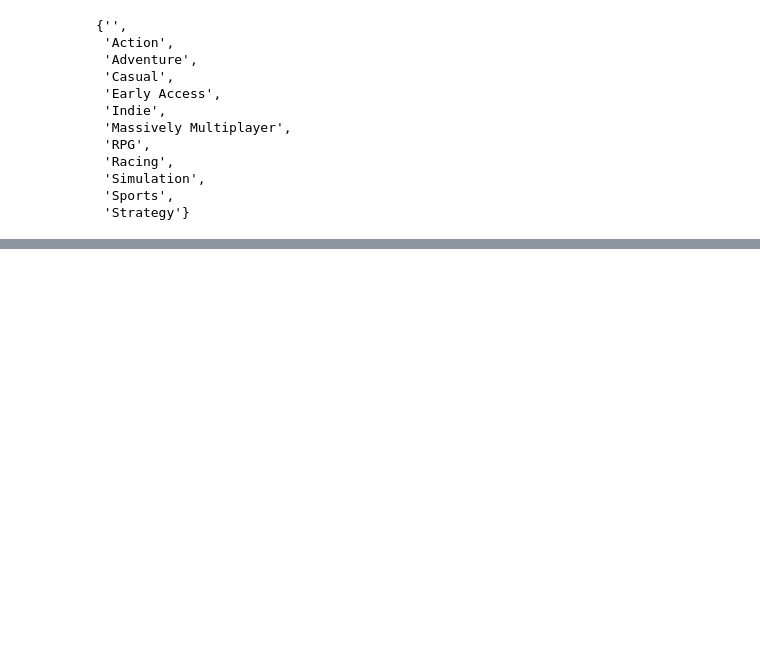
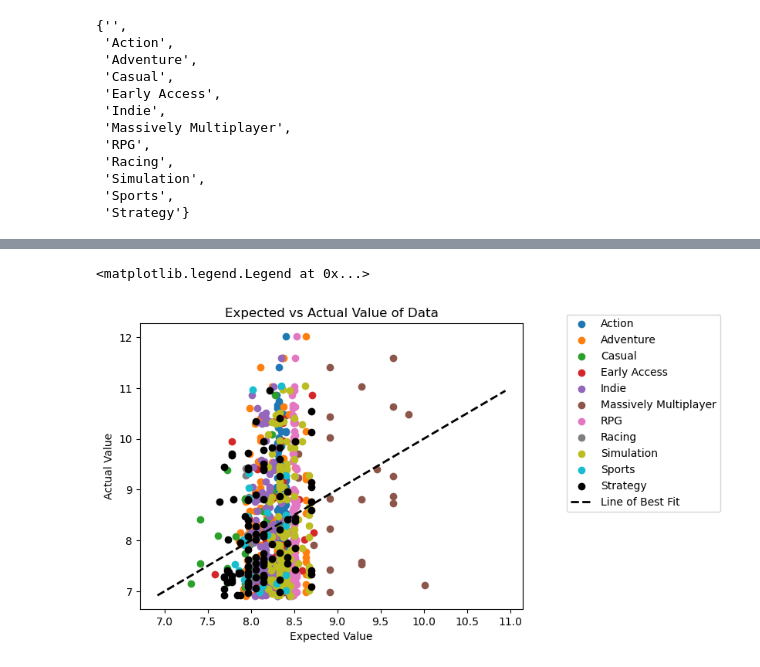
Before and after one commit to PurpleLampShade/MachineLearningFinal, a Jupyter notebook: Ridge_regressor.ipynb, the cells around one changed output, grey strips where cells are left out. Cells and saved outputs as stored; diff of their text form; code cells hidden in the pictures; blank space fills up the shorter version.

```diff
--- a/Ridge_regressor.ipynb
+++ b/Ridge_regressor.ipynb
@@ -297,18 +339,0 @@ Text(0.5, 1.0, 'price vs ccu')
-# %%
-genres = RelevantData["genres"].unique()
-matrices = []
-for g in genres:
-  X = RelevantData.loc[RelevantData.genres == g, ['price_x']]
-  y = RelevantData.loc[RelevantData.genres == g, ['ccu']]
-
-#  print("results for " + g + ": \n")
-
-  X_train, X_test, y_train, y_test = train_test_split(X,y, test_size=0.2, random_state=20)
-  model = modelgenres [g]
-
-  #print(X_train)
-
-  print(r2_score(y, model.predict(X)))
-  print(mean_squared_error(y, model.predict(X)))
-
-  print("\n")
@@ -332,0 +343,24 @@ for g in genres:
+# %%
+fig, ax = plt.subplots()
+ax
+
+matrices = []
+for g in genres:
+  X = RelevantData.loc[RelevantData.genres == g, ['price_x']]
+  y = RelevantData.loc[RelevantData.genres == g, ['ccu']]
+
+  model = model = modelgenres [g]
+
+  if g == 'Strategy':
+    ax.scatter(model.predict(X),y, color = 'black', label = g)
+  else:
+    ax.scatter(model.predict(X),y, label = g)
+
+plt.plot([y.min(), y.max()], [y.min(), y.max()], 'k--', lw=2, label = 'Line of Best Fit')
+ax.set_xlabel("Expected Value")
+ax.set_ylabel("Actual Value")
+ax.set_title("Expected vs Actual Value of Data")
+ax.legend(bbox_to_anchor=(1.1, 1.05))
+# %% [output]
+<matplotlib.legend.Legend at 0x...>
+[figure, added]
```
Also changed, not shown: parts of 20 cells of this notebook.
